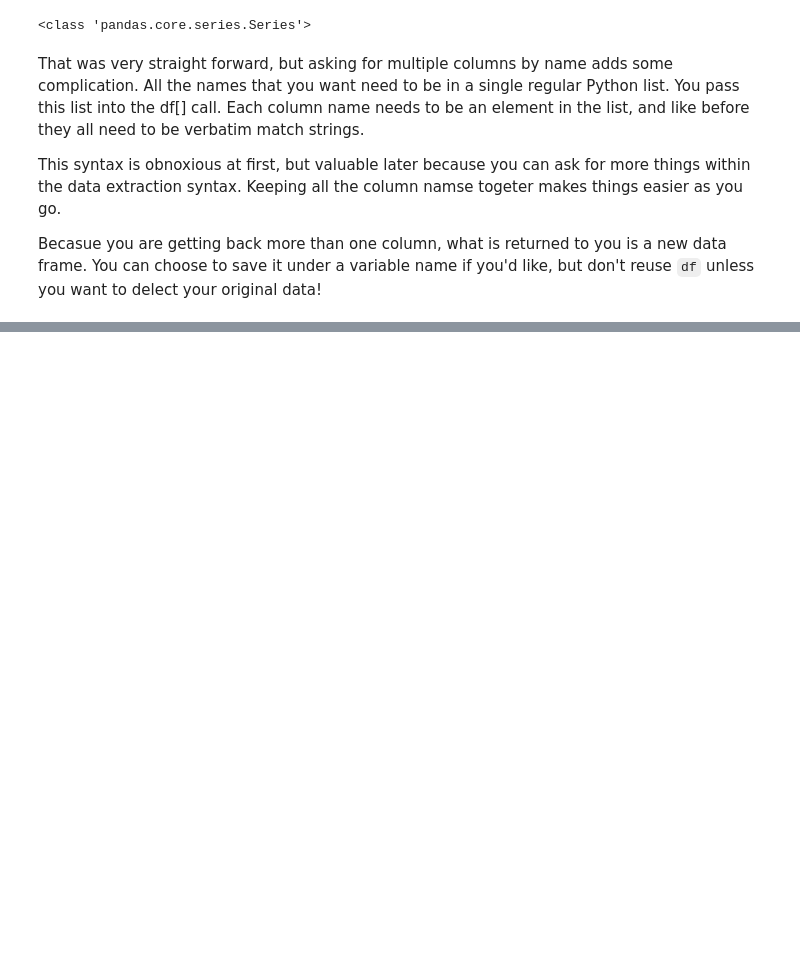
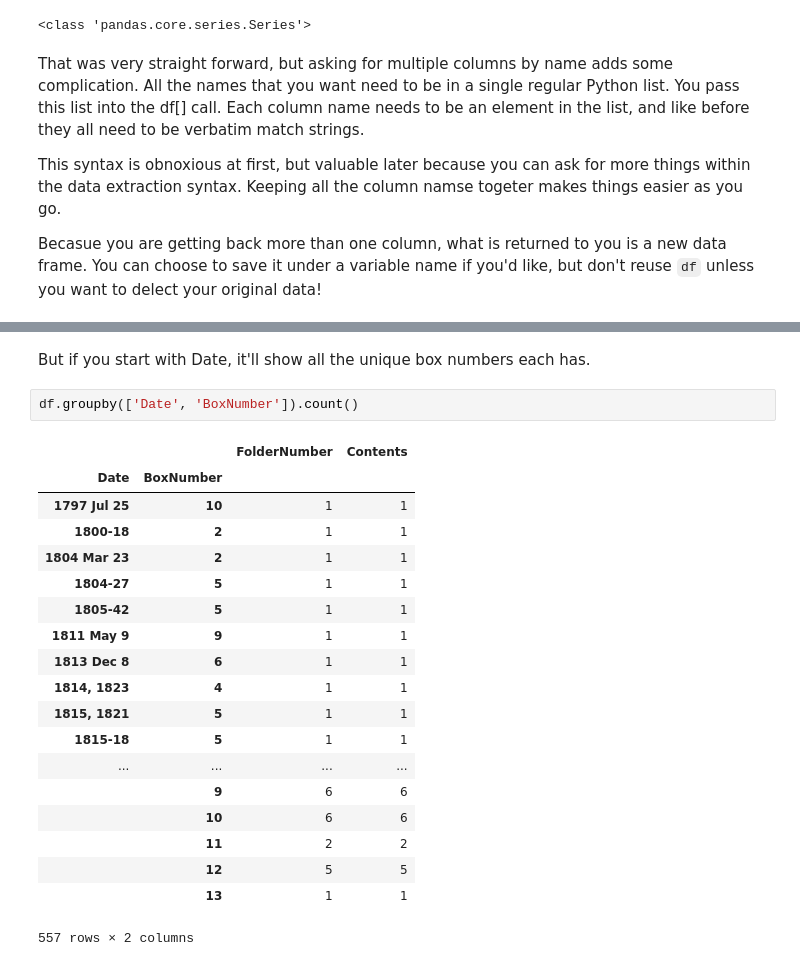
Before and after one commit to elliewix/RAILS-intermed-python-april-2018, a Jupyter notebook: pandas materials/pandas_demo.ipynb, the cells around one changed output, grey strips where cells are left out. Drawn from its saved outputs; the diff is of its cells as text; blank space fills up the shorter version.

```diff
--- a/pandas materials/pandas_demo.ipynb
+++ b/pandas materials/pandas_demo.ipynb
@@ -211,0 +358,24 @@ Rows have index numbers, which may or may not look like numbers.  The default in
+# %% [markdown]
+But if you start with Date, it'll show all the unique box numbers each has.
+# %%
+df.groupby(['Date', 'BoxNumber']).count()
+# %% [output]
+|  |  | FolderNumber | Contents |
+| Date | BoxNumber |  |  |
+| 1797 Jul 25 | 10 | 1 | 1 |
+| 1800-18 | 2 | 1 | 1 |
+| 1804 Mar 23 | 2 | 1 | 1 |
+| 1804-27 | 5 | 1 | 1 |
+| 1805-42 | 5 | 1 | 1 |
+| 1811 May 9 | 9 | 1 | 1 |
+| 1813 Dec 8 | 6 | 1 | 1 |
+| 1814, 1823 | 4 | 1 | 1 |
+| 1815, 1821 | 5 | 1 | 1 |
+| 1815-18 | 5 | 1 | 1 |
+| ... | ... | ... | ... |
+|  | 9 | 6 | 6 |
+|  | 10 | 6 | 6 |
+|  | 11 | 2 | 2 |
+|  | 12 | 5 | 5 |
+|  | 13 | 1 | 1 |
+557 rows × 2 columns
```
Also changed, not shown: parts of 28 cells of this notebook, 1 other file.
